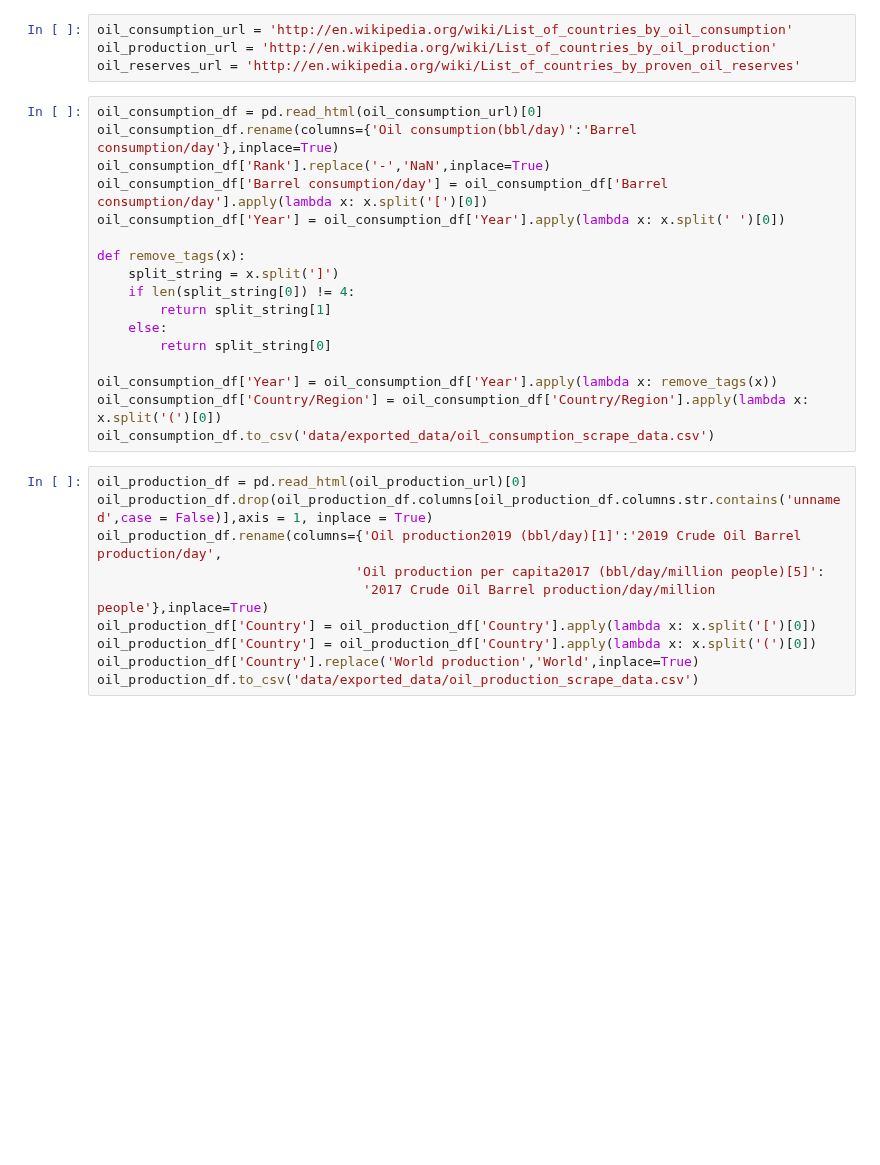
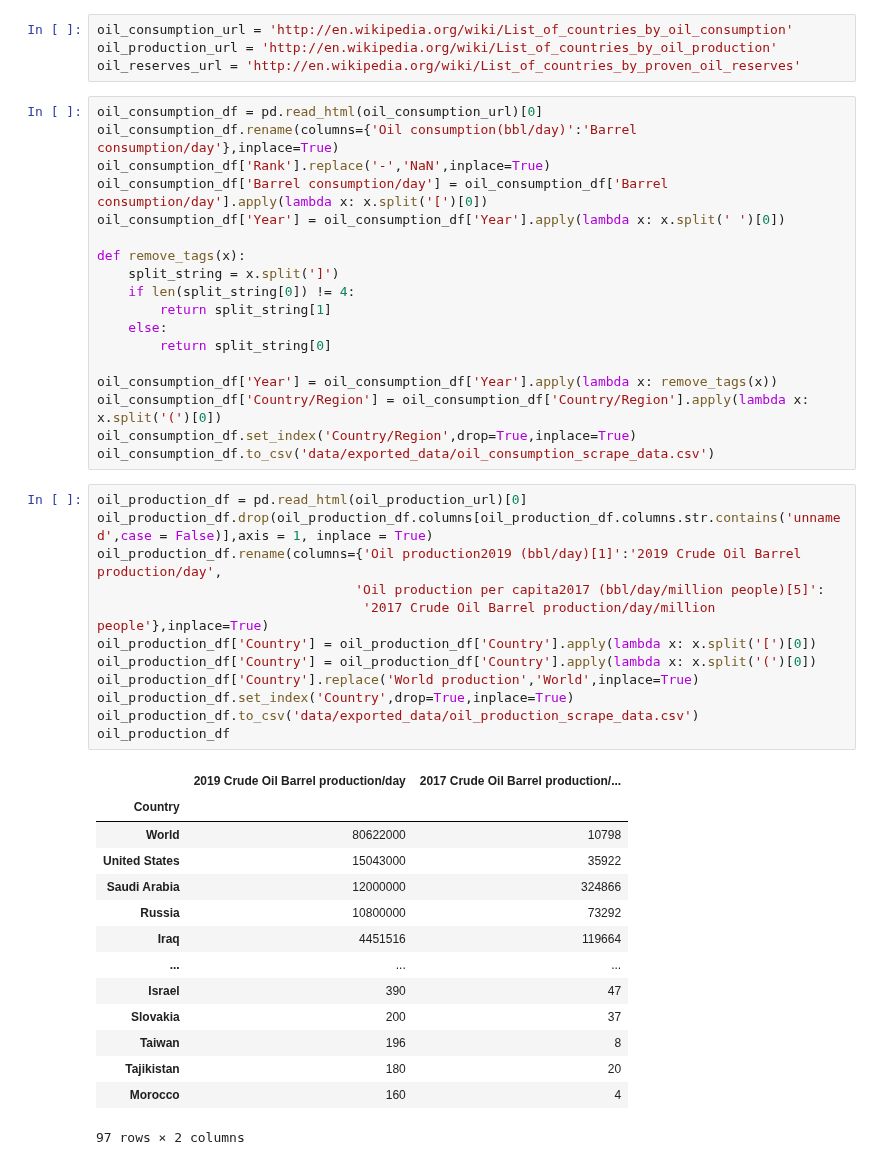
Before and after one commit to gustavhempel/ETL-Pipeline, a Jupyter notebook: completed flow/Oil_webscrape_data.ipynb, the cells around one changed output. Cells and saved outputs as stored; diff of their text form; blank space fills up the shorter version.

```diff
--- a/completed flow/Oil_webscrape_data.ipynb
+++ b/completed flow/Oil_webscrape_data.ipynb
@@ -20,17 +20,35 @@ def remove_tags(x):
 
 oil_consumption_df['Year'] = oil_consumption_df['Year'].apply(lambda x: remove_tags(x))
 oil_consumption_df['Country/Region'] = oil_consumption_df['Country/Region'].apply(lambda x: x.split('(')[0])
+oil_consumption_df.set_index('Country/Region',drop=True,inplace=True)
 oil_consumption_df.to_csv('data/exported_data/oil_consumption_scrape_data.csv')
 # %%
 oil_production_df = pd.read_html(oil_production_url)[0]
 oil_production_df.drop(oil_production_df.columns[oil_production_df.columns.str.contains('unnamed',case = False)],axis = 1, inplace = True)
 oil_production_df.rename(columns={'Oil production2019 (bbl/day)[1]':'2019 Crude Oil Barrel production/day',
                                  'Oil production per capita2017 (bbl/day/million people)[5]':
                                   '2017 Crude Oil Barrel production/day/million people'},inplace=True)
 oil_production_df['Country'] = oil_production_df['Country'].apply(lambda x: x.split('[')[0])
 oil_production_df['Country'] = oil_production_df['Country'].apply(lambda x: x.split('(')[0])
 oil_production_df['Country'].replace('World production','World',inplace=True)
+oil_production_df.set_index('Country',drop=True,inplace=True)
 oil_production_df.to_csv('data/exported_data/oil_production_scrape_data.csv')
+oil_production_df
+# %% [output]
+|  | 2019 Crude Oil Barrel production/day | 2017 Crude Oil Barrel production/... |
+| Country |  |  |
+| World | 80622000 | 10798 |
+| United States | 15043000 | 35922 |
+| Saudi Arabia | 12000000 | 324866 |
+| Russia | 10800000 | 73292 |
+| Iraq | 4451516 | 119664 |
+| ... | ... | ... |
+| Israel | 390 | 47 |
+| Slovakia | 200 | 37 |
+| Taiwan | 196 | 8 |
+| Tajikistan | 180 | 20 |
+| Morocco | 160 | 4 |
+97 rows × 2 columns
 # %%
 oil_reserves_df = pd.read_html(oil_reserves_url)[0]
 
```
Also changed, not shown: parts of 1 cell of this notebook, 14 other files.
